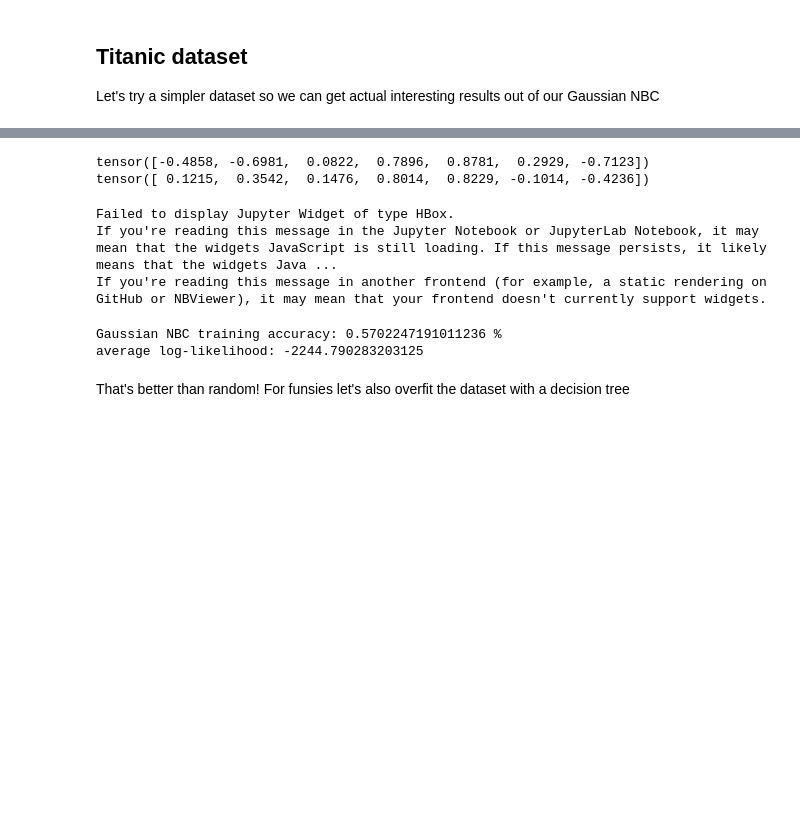
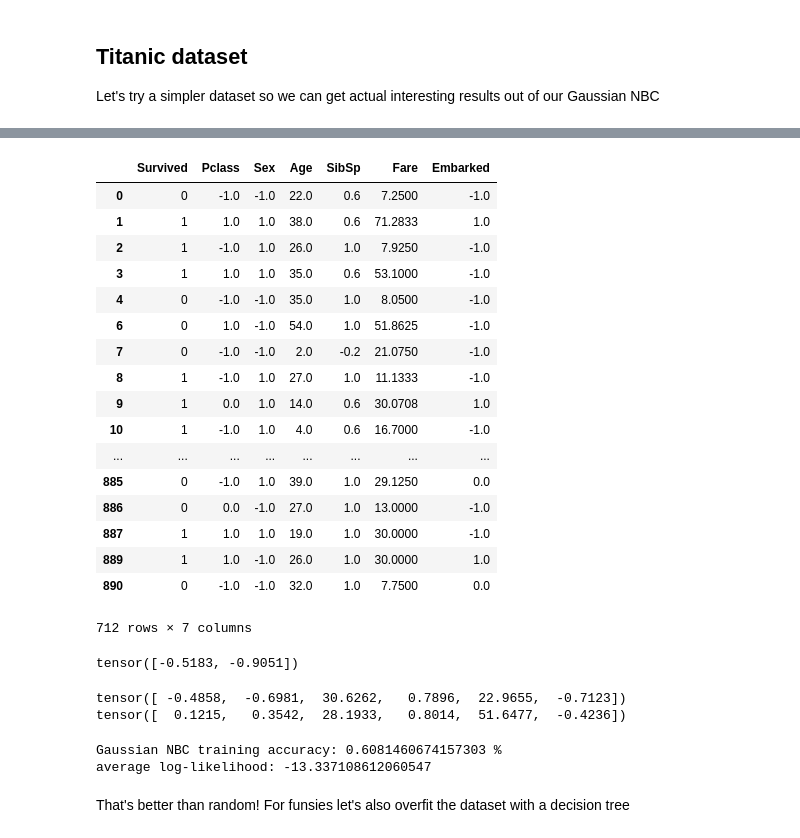
Before and after one commit to pemami4911/machine-learning-practice.pytorch, a Jupyter notebook: nbc/model.ipynb, the cells around one changed output, grey strips where cells are left out. Saved outputs shown, nothing was run; the diff lists cells and outputs as text; code cells hidden in the pictures; blank space fills up the shorter version.

Commit message:
Fixed some issues with gaussian nbc

```diff
--- a/nbc/model.ipynb
+++ b/nbc/model.ipynb
@@ -360,33 +359,64 @@ df
+# %%
+df = df.drop(['Name', 'PassengerId', 'Parch'], axis=1)
+df
+# %% [output]
+|  | Survived | Pclass | Sex | Age | SibSp | Fare | Embarked |
+| 0 | 0 | -1.0 | -1.0 | 22.0 | 0.6 | 7.2500 | -1.0 |
+| 1 | 1 | 1.0 | 1.0 | 38.0 | 0.6 | 71.2833 | 1.0 |
+| 2 | 1 | -1.0 | 1.0 | 26.0 | 1.0 | 7.9250 | -1.0 |
+| 3 | 1 | 1.0 | 1.0 | 35.0 | 0.6 | 53.1000 | -1.0 |
+| 4 | 0 | -1.0 | -1.0 | 35.0 | 1.0 | 8.0500 | -1.0 |
+| 6 | 0 | 1.0 | -1.0 | 54.0 | 1.0 | 51.8625 | -1.0 |
+| 7 | 0 | -1.0 | -1.0 | 2.0 | -0.2 | 21.0750 | -1.0 |
+| 8 | 1 | -1.0 | 1.0 | 27.0 | 1.0 | 11.1333 | -1.0 |
+| 9 | 1 | 0.0 | 1.0 | 14.0 | 0.6 | 30.0708 | 1.0 |
+| 10 | 1 | -1.0 | 1.0 | 4.0 | 0.6 | 16.7000 | -1.0 |
+| ... | ... | ... | ... | ... | ... | ... | ... |
+| 885 | 0 | -1.0 | 1.0 | 39.0 | 1.0 | 29.1250 | 0.0 |
+| 886 | 0 | 0.0 | -1.0 | 27.0 | 1.0 | 13.0000 | -1.0 |
+| 887 | 1 | 1.0 | 1.0 | 19.0 | 1.0 | 30.0000 | -1.0 |
+| 889 | 1 | 1.0 | -1.0 | 26.0 | 1.0 | 30.0000 | 1.0 |
+| 890 | 0 | -1.0 | -1.0 | 32.0 | 1.0 | 7.7500 | 0.0 |
+712 rows × 7 columns
+# %%
+data = torch.from_numpy(df.values).float()
+feature_dim = data.shape[1]-1
+gauss_nbc_ = GaussianNBC(feature_dim=feature_dim)
+
+survived_mask = (data[:,0] == 1)
+dead_mask = (data[:,0] == 0)
+
+# Set the priors
+prior_survived = torch.sum(survived_mask).float() / data.shape[0]
+prior_dead = torch.sum(dead_mask).float() / data.shape[0]
+
+gauss_nbc_.log_priors = torch.log(torch.FloatTensor([prior_dead.item(), prior_survived.item()]))
+print(gauss_nbc_.log_priors)
+# %% [output]
+tensor([-0.5183, -0.9051])
 # %%
-feature_dim = df.shape[1]
-gauss_nbc_ = GaussianNBC(feature_dim=feature_dim)
-
-data = torch.from_numpy(df.values).float()
-y = torch.from_numpy(y.values).byte()
-flipped_y = torch.abs(1 - y)
 for j in range(feature_dim):
     # survived = 1
-    gauss_nbc_.params[1, 0, j] = torch.mean(data[y, j])
-    gauss_nbc_.params[1, 1, j] = torch.var(data[y, j])
+    gauss_nbc_.params[1, 0, j] = torch.mean(data[survived_mask][:, j+1])
+    gauss_nbc_.params[1, 1, j] = torch.var(data[survived_mask][:, j+1])
     # survived = 0
-    gauss_nbc_.params[0, 0, j] = torch.mean(data[flipped_y, j])
-    gauss_nbc_.params[0, 1, j] = torch.var(data[flipped_y, j])
+    gauss_nbc_.params[0, 0, j] = torch.mean(data[dead_mask][:, j+1])
+    gauss_nbc_.params[0, 1, j] = torch.var(data[dead_mask][:, j+1])
 
 print(gauss_nbc_.params[0,0,:])
 print(gauss_nbc_.params[1,0,:])
 # %% [output]
-tensor([-0.4858, -0.6981,  0.0822,  0.7896,  0.8781,  0.2929, -0.7123])
-tensor([ 0.1215,  0.3542,  0.1476,  0.8014,  0.8229, -0.1014, -0.4236])
+tensor([ -0.4858,  -0.6981,  30.6262,   0.7896,  22.9655,  -0.7123])
+tensor([  0.1215,   0.3542,  28.1933,   0.8014,  51.6477,  -0.4236])
 # %%
 # Training set accuracy
 num_correct = 0
 N = data.shape[0]
-y = y.long()
 logprobs = 0
 with torch.no_grad():
     for idx in tqdm(range(N)):
-        x = data[idx]
-        y_ = y[idx]
+        x = data[idx,1:]
+        y = data[idx,0].long()
         p, pred = torch.max(gauss_nbc_(x), 0)
         if pred == y_:
             num_correct += 1
@@ -394,11 +424,8 @@ with torch.no_grad():
 print("Gaussian NBC training accuracy: {} %".format(num_correct / N))
 print("average log-likelihood: {}".format(logprobs / N))
 # %% [output]
-Failed to display Jupyter Widget of type HBox.
-If you're reading this message in the Jupyter Notebook or JupyterLab Notebook, it may mean that the widgets JavaScript is still loading. If this message persists, it likely means that the widgets Java ...
-If you're reading this message in another frontend (for example, a static rendering on GitHub or NBViewer), it may mean that your frontend doesn't currently support widgets.
+Gaussian NBC training accuracy: 0.6081460674157303 %
+average log-likelihood: -13.337108612060547
-Gaussian NBC training accuracy: 0.5702247191011236 %
-average log-likelihood: -2244.790283203125
 # %% [markdown]
 That's better than random! For funsies let's also overfit the dataset with a decision tree
 # %%
```
Also changed, not shown: parts of 8 cells of this notebook.
